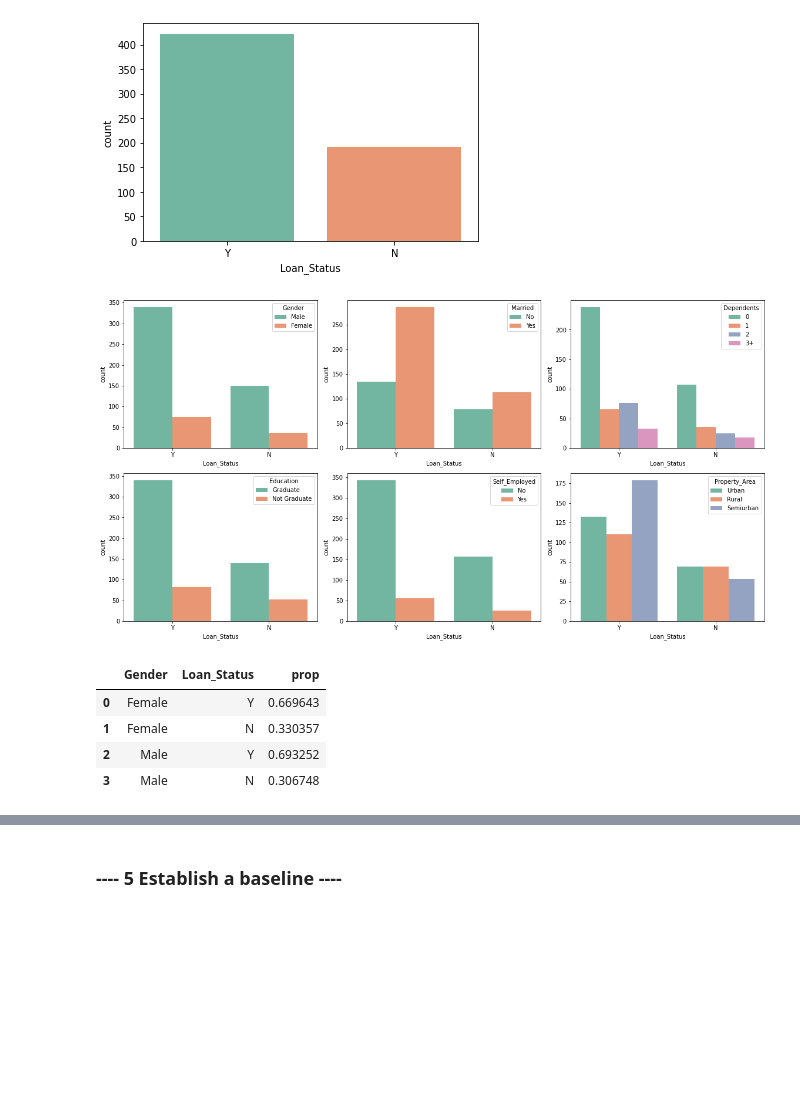
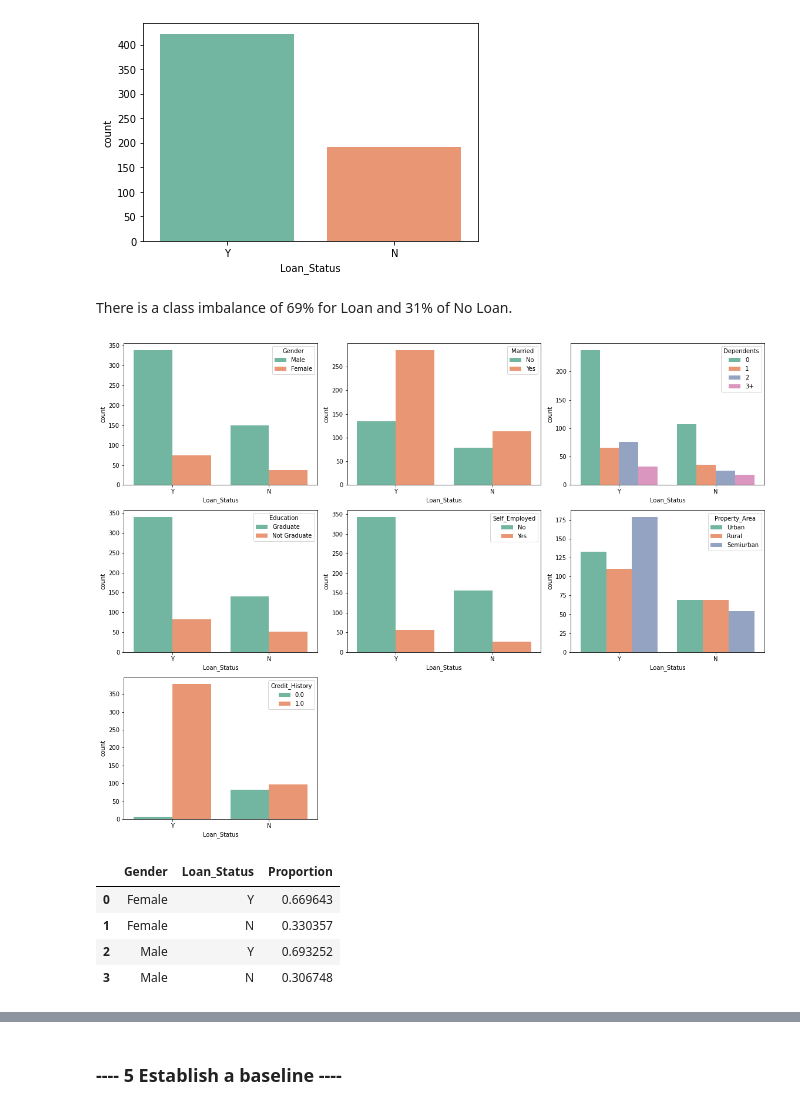
Before and after one commit to vbabashov/loan-classification, a Jupyter notebook: notebooks/loan_prediction.ipynb, the cells around one changed output, grey strips where cells are left out. Saved outputs shown, nothing was run; the diff lists cells and outputs as text; code cells hidden in the pictures; blank space fills up the shorter version.

```diff
--- a/notebooks/loan_prediction.ipynb
+++ b/notebooks/loan_prediction.ipynb
@@ -143,19 +143,25 @@ sns.countplot(x = "Loan_Status", data=data, palette = "Set2")
 # %% [output]
 <AxesSubplot:xlabel='Loan_Status', ylabel='count'>
 [figure]
+# %% [markdown]
+There is a class imbalance of 69% for Loan and 31% of No Loan.
+# %%
+categorical_vars = ['Gender', 'Married', 'Dependents', 'Education',
+                    'Self_Employed', 'Property_Area', 'Credit_History']
+numerical_vars = ['ApplicantIncome', 'CoapplicantIncome', 'LoanAmount', 'Loan_Amount_Term']
 # %%
 plt.figure (figsize= (16, 12))
-for count, value in enumerate(data.select_dtypes(include='object').columns.drop(['Loan_ID', 'Loan_Status'])):
+for count, value in enumerate(categorical_vars):
     plt.subplot(3, 3, count+1)
     sns.countplot(x = "Loan_Status", hue=value, data=data, palette = "Set2")
 plt.tight_layout()
 plt.show()
 # %% [output]
-[figure, old version]
+[figure, new version]
 # %%
-data["Loan_Status"].groupby(data["Gender"]).value_counts(normalize=True).reset_index(name='prop')
+data["Loan_Status"].groupby(data["Gender"]).value_counts(normalize=True).reset_index(name='Proportion')
 # %% [output]
-|  | Gender | Loan_Status | prop |
+|  | Gender | Loan_Status | Proportion |
 | 0 | Female | Y | 0.669643 |
 | 1 | Female | N | 0.330357 |
 | 2 | Male | Y | 0.693252 |
```
Also changed, not shown: parts of 10 cells of this notebook.
